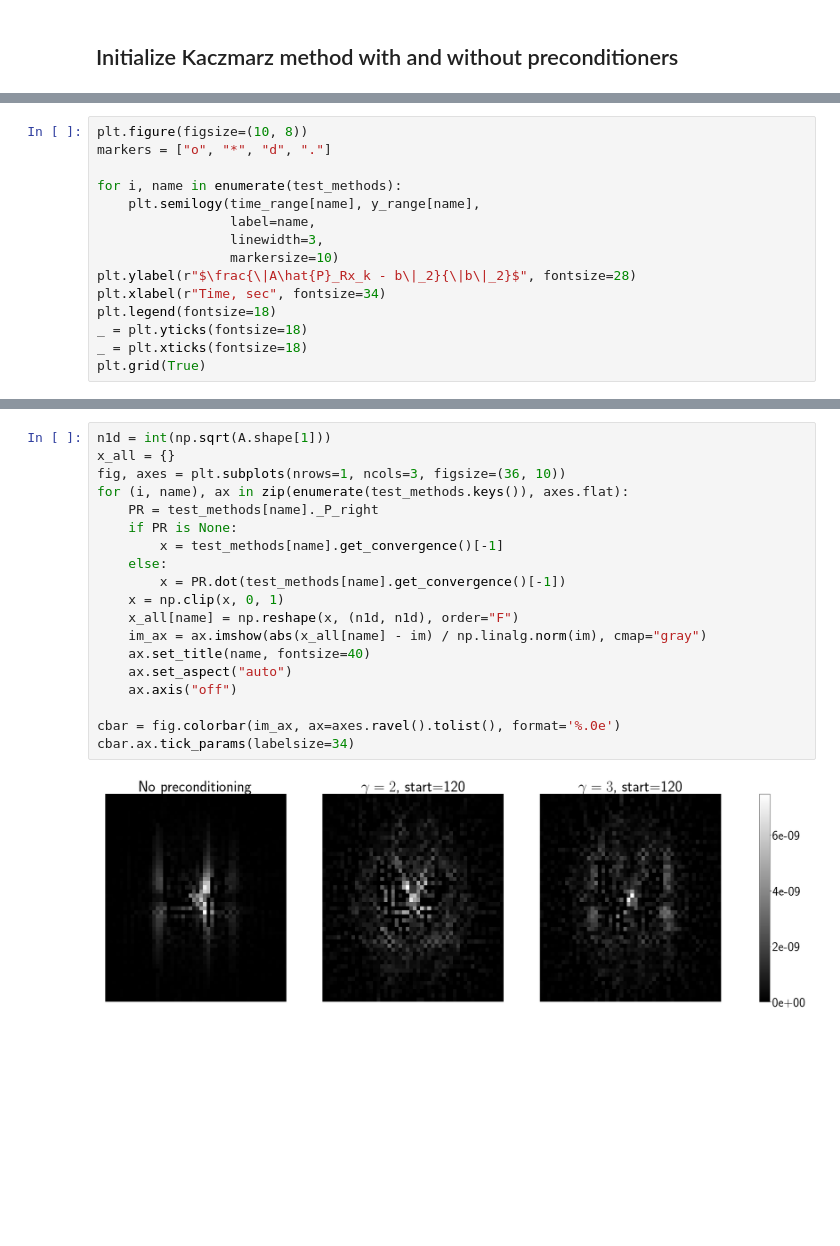
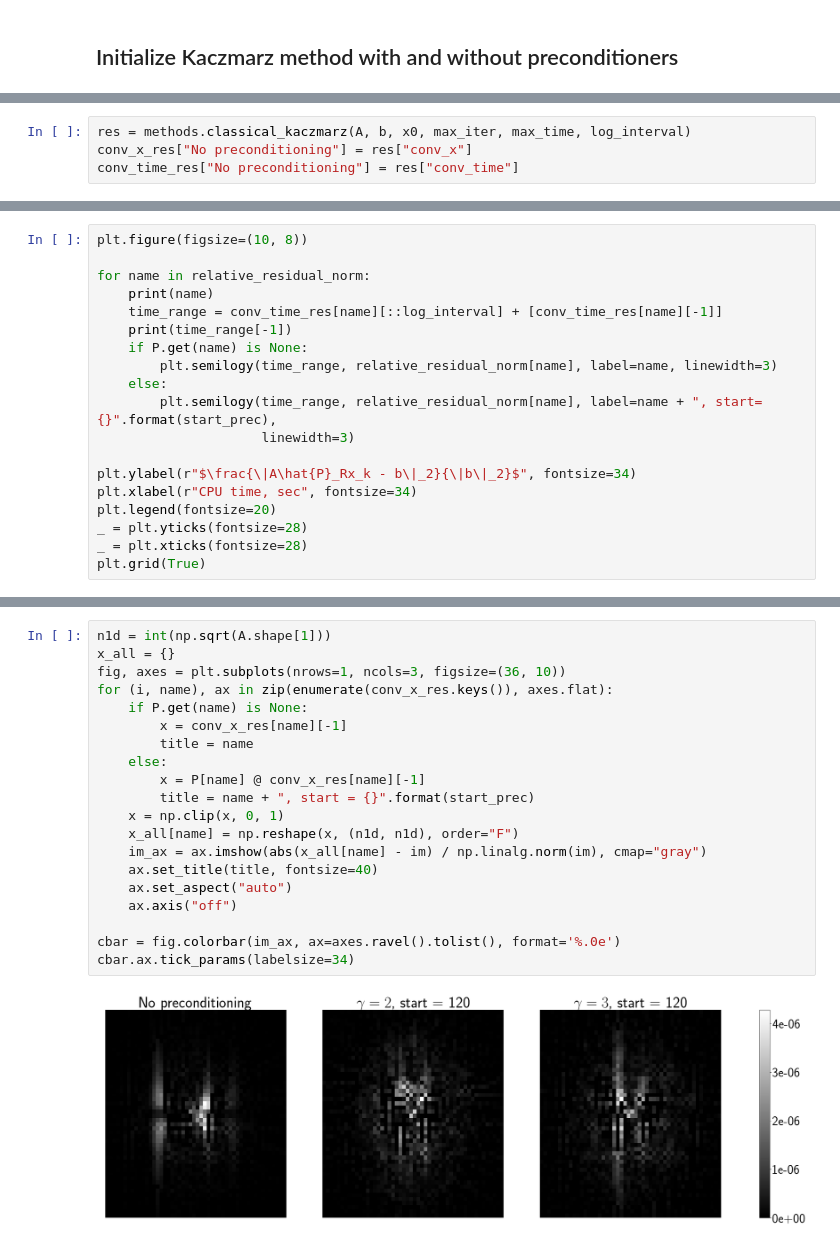
Before and after one commit to amkatrutsa/preckacz, a Jupyter notebook: examples/tomography.ipynb, the cells around one changed output, grey strips where cells are left out. Drawn from its saved outputs; the diff is of its cells as text; blank space fills up the shorter version.

```diff
--- a/examples/tomography.ipynb
+++ b/examples/tomography.ipynb
@@ -120,0 +101,4 @@ for i, name in enumerate(test_methods):
+# %%
+res = methods.classical_kaczmarz(A, b, x0, max_iter, max_time, log_interval)
+conv_x_res["No preconditioning"] = res["conv_x"]
+conv_time_res["No preconditioning"] = res["conv_time"]
@@ -167,16 +149,20 @@ plt.grid(True)
 # %%
 plt.figure(figsize=(10, 8))
-markers = ["o", "*", "d", "."]
 
-for i, name in enumerate(test_methods):
-    plt.semilogy(time_range[name], y_range[name],
-                 label=name,
-                 linewidth=3,
-                 markersize=10)
-plt.ylabel(r"$\frac{\|A\hat{P}_Rx_k - b\|_2}{\|b\|_2}$", fontsize=28)
-plt.xlabel(r"Time, sec", fontsize=34)
-plt.legend(fontsize=18)
-_ = plt.yticks(fontsize=18)
-_ = plt.xticks(fontsize=18)
+for name in relative_residual_norm:
+    print(name)
+    time_range = conv_time_res[name][::log_interval] + [conv_time_res[name][-1]]
+    print(time_range[-1])
+    if P.get(name) is None:
+        plt.semilogy(time_range, relative_residual_norm[name], label=name, linewidth=3)
+    else:
+        plt.semilogy(time_range, relative_residual_norm[name], label=name + ", start={}".format(start_prec),
+                     linewidth=3)
+
+plt.ylabel(r"$\frac{\|A\hat{P}_Rx_k - b\|_2}{\|b\|_2}$", fontsize=34)
+plt.xlabel(r"CPU time, sec", fontsize=34)
+plt.legend(fontsize=20)
+_ = plt.yticks(fontsize=28)
+_ = plt.xticks(fontsize=28)
 plt.grid(True)
 # %% [output]
@@ -184,21 +176,22 @@ plt.grid(True)
 # %%
 n1d = int(np.sqrt(A.shape[1]))
 x_all = {}
 fig, axes = plt.subplots(nrows=1, ncols=3, figsize=(36, 10))
-for (i, name), ax in zip(enumerate(test_methods.keys()), axes.flat):
-    PR = test_methods[name]._P_right
-    if PR is None:
-        x = test_methods[name].get_convergence()[-1]
+for (i, name), ax in zip(enumerate(conv_x_res.keys()), axes.flat):
+    if P.get(name) is None:
+        x = conv_x_res[name][-1]
+        title = name
     else:
-        x = PR.dot(test_methods[name].get_convergence()[-1])
+        x = P[name] @ conv_x_res[name][-1]
+        title = name + ", start = {}".format(start_prec)
     x = np.clip(x, 0, 1)
     x_all[name] = np.reshape(x, (n1d, n1d), order="F")
     im_ax = ax.imshow(abs(x_all[name] - im) / np.linalg.norm(im), cmap="gray")
-    ax.set_title(name, fontsize=40)
+    ax.set_title(title, fontsize=40)
     ax.set_aspect("auto")
     ax.axis("off")
 
 cbar = fig.colorbar(im_ax, ax=axes.ravel().tolist(), format='%.0e')
 cbar.ax.tick_params(labelsize=34)
 # %% [output]
-[figure, old version]
+[figure, new version]
```
Also changed, not shown: parts of 16 cells of this notebook, 3 other files.
